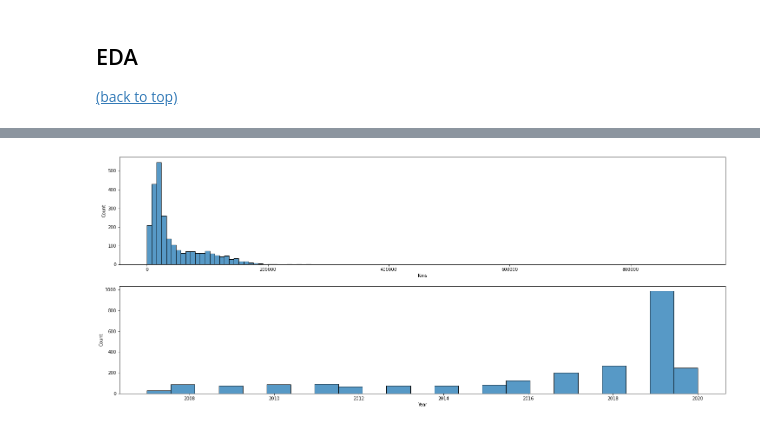
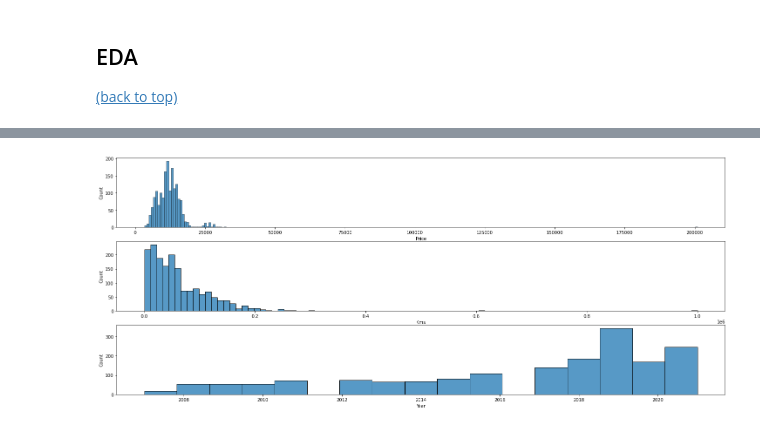
Before and after one commit to Nico-Mori/personal-projects, a Jupyter notebook: source_codes/Fiat 500/Fiat500.ipynb, the cells around one changed output, grey strips where cells are left out. Saved outputs shown, nothing was run; the diff lists cells and outputs as text; code cells hidden in the pictures.

```diff
--- a/source_codes/Fiat 500/Fiat500.ipynb
+++ b/source_codes/Fiat 500/Fiat500.ipynb
@@ -55,6 +66,6 @@ import seaborn as sns
 # %%
 #Load webdriver
-driver = webdriver.Chrome(ChromeDriverManager().install())
+driver = webdriver.Chrome(service=Service(ChromeDriverManager().install()))
 
 #Open page
 driver.get('https://www.automobile.it/fiat-500-usate?anno_fino_a=2021&immatricolazione=2007')
@@ -225,13 +164,28 @@ fiat_500.head()
 # %%
+#Equipment version extraction
 conditions = [fiat_500['Title'].str.contains('Lounge', case=False),
               fiat_500['Title'].str.contains('Pop', case=False),
               fiat_500['Title'].str.contains('Collezione', case=False),
+              fiat_500['Title'].str.contains('Dolcevita', case=False),
+              fiat_500['Title'].str.contains('Riva', case=False),
+              fiat_500['Title'].str.contains('Cult', case=False),
+              fiat_500['Title'].str.contains('Icon', case=False),
               fiat_500['Title'].str.contains('Star', case=False),
               fiat_500['Title'].str.contains('Sport', case=False),
               fiat_500['Title'].str.contains('S ', case=False),
               fiat_500['Title'].str.contains(' S', case=False),
               fiat_500['Title'].str.contains('"S"', case=False)]
 
-choices = ['Lounge', 'Pop', 'Collezione', 'Star', 'Sport', 'Sport', 'Sport', 'Sport']
+choices = ['Lounge','Pop','Collezione','Dolcevita','Riva','Cult','Icon','Star','Sport','Sport','Sport','Sport']
+fiat_500['Version'] = np.select(conditions, choices, default='No info')
 
-fiat_500['Version'] = np.select(conditions, choices, default='None')
+#Cabrio variable generation
+fiat_500['Cabrio'] =  np.where(fiat_500['Title'].str.contains('Cabrio | 500C | C ', case=False), 'Yes', 'No')
+
+#Fuel cleansing
+fiat_500['Fuel'] = [i.replace(' - Euro ','') for i in fiat_500['Fuel']]
+fiat_500['Fuel'] = fiat_500['Fuel'].str.replace('\d+', '', regex=True)
+fiat_500['Fuel'] = [i.replace('Metano','GPL') for i in fiat_500['Fuel']]
+
+#Transmission
+fiat_500['Transmission'] = [i.replace('Semiautomatico','Automatico') for i in fiat_500['Transmission']]
@@ -248,7 +204,2 @@ fiat_500['Fuel'] = fiat_500['Fuel'].str.replace('\d+', '', regex=True)
 fiat_500['Year'] = fiat_500['Month_Year'].str.strip().str[-4:]
 fiat_500['Year'] = pd.to_numeric(fiat_500['Year'])
-# %%
-provinces = pd.read_csv('it_provinces.csv', sep=';',  keep_default_na=False)
-
-fiat_500['Province'] = fiat_500['Province'].str.strip().str[-3:-1]
-fiat_500 = fiat_500.merge(provinces, on='Province', how='left')
@@ -255,13 +208,11 @@ fiat_500 = fiat_500.merge(provinces, on='Province', how='left')
 # %%
+#Dropping unnecesary rows
 fiat_500 = fiat_500[~fiat_500['Title'].str.contains('Abarth', case=False)]
-fiat_500 = fiat_500[~fiat_500['Title'].str.contains('C ', case=False)]
-fiat_500 = fiat_500[fiat_500['Version']!='None']
+fiat_500 = fiat_500[fiat_500['Version']!='No info']
 
-fiat_500.drop(['Month_Year', 'Condition', 'Province', 'Name', 'Title'], axis=1)
+#Dropping unnecessary columns
+fiat_500 = fiat_500.drop(['Month_Year', 'Title'], axis=1)
 
-#fiat_500=fiat_500.drop_duplicates()
-
+#Clean df check
 fiat_500.head()
-
-#Verificare risultato finale
 # %% [output]
@@ -296,11 +234,11 @@ memory usage: 155.6+ KB
 # %%
-#Distribucion en variables numericas
-temp = fiat_500.drop('Price', axis=1).select_dtypes(['int64','float64'])
+#Numeric variable distribution
+temp = fiat_500.select_dtypes(['int64','float64'])
 
-fig, axes = plt.subplots(2,1, figsize=(25,10))
+fig, axes = plt.subplots(3,1, figsize=(25,10))
 axes = np.ravel(axes)
 
 for h,i in enumerate(temp.columns):
     sns.histplot(data=temp[i], ax=axes[h])
 # %% [output]
-[figure, old version]
+[figure, new version]
```
Also changed, not shown: parts of 49 cells of this notebook, 4 other files.
